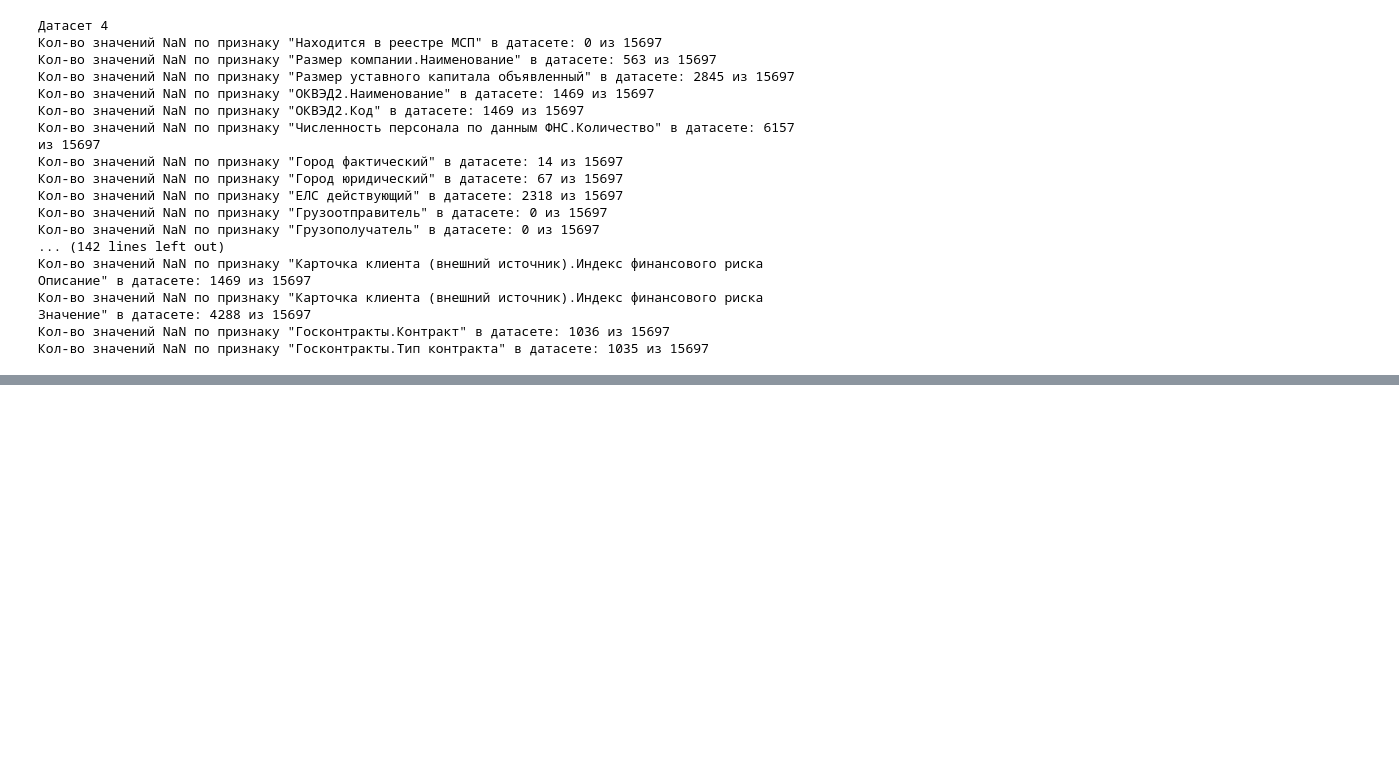
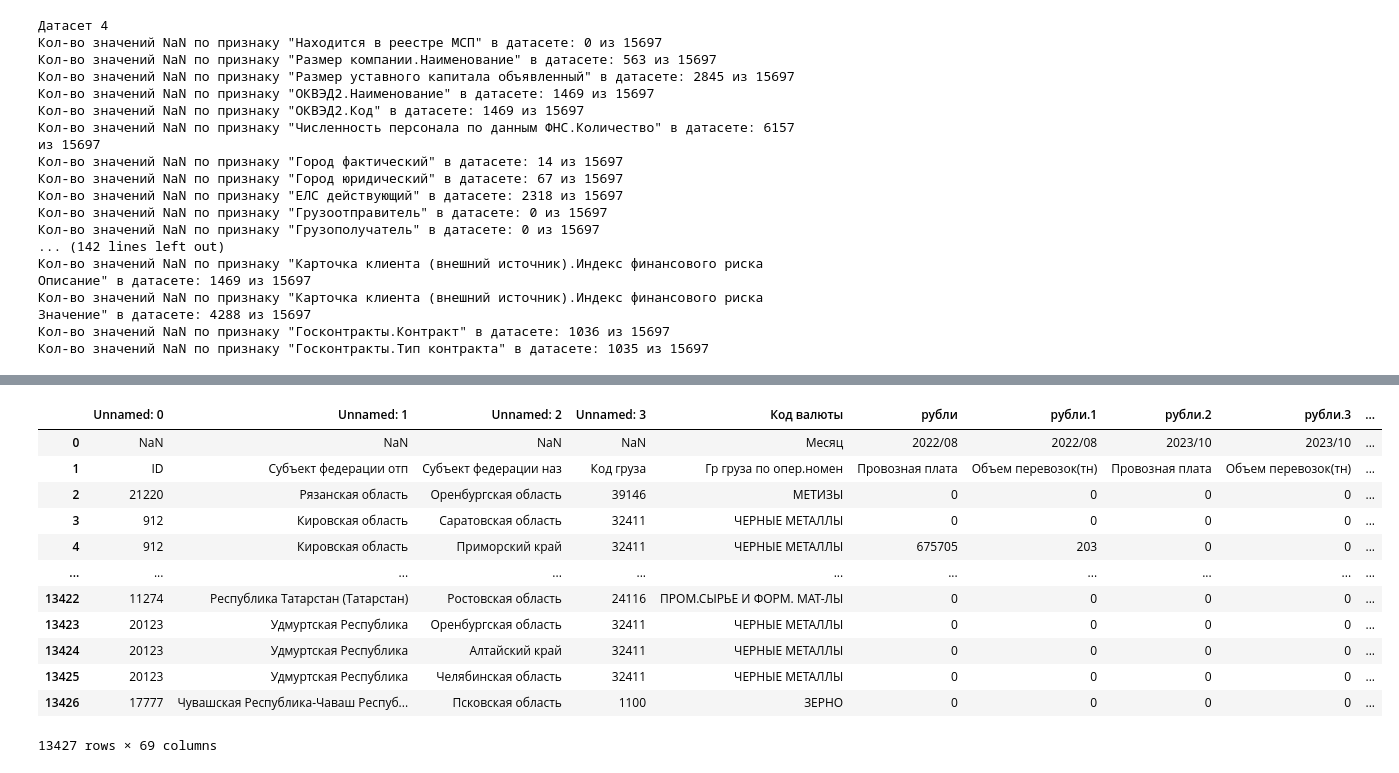
Before and after one commit to DIMFLIX-Hackathons/ClientGuardian, a Jupyter notebook: src/ClientGuardian/RZD.ipynb, the cells around one changed output, grey strips where cells are left out. Drawn from its saved outputs; the diff is of its cells as text; code cells hidden in the pictures; blank space fills up the shorter version.

```diff
--- a/src/ClientGuardian/RZD.ipynb
+++ b/src/ClientGuardian/RZD.ipynb
@@ -115,0 +269,19 @@ for i in data_concatenated.columns[1:]:
+# %%
+
+# Объемы перевозок
+# TODO Дать названия столбцам (из записи 1)
+data1
+# %% [output]
+|  | Unnamed: 0 | Unnamed: 1 | Unnamed: 2 | Unnamed: 3 | Код валюты | рубли | рубли.1 | рубли.2 | рубли.3 | ... |
+| 0 | NaN | NaN | NaN | NaN | Месяц | 2022/08 | 2022/08 | 2023/10 | 2023/10 | ... |
+| 1 | ID | Субъект федерации отп | Субъект федерации наз | Код груза | Гр груза по опер.номен | Провозная плата | Объем перевозок(тн) | Провозная плата | Объем перевозок(тн) | ... |
+| 2 | 21220 | Рязанская область | Оренбургская область | 39146 | МЕТИЗЫ | 0 | 0 | 0 | 0 | ... |
+| 3 | 912 | Кировская область | Саратовская область | 32411 | ЧЕРНЫЕ МЕТАЛЛЫ | 0 | 0 | 0 | 0 | ... |
+| 4 | 912 | Кировская область | Приморский край | 32411 | ЧЕРНЫЕ МЕТАЛЛЫ | 675705 | 203 | 0 | 0 | ... |
+| ... | ... | ... | ... | ... | ... | ... | ... | ... | ... | ... |
+| 13422 | 11274 | Республика Татарстан (Татарстан) | Ростовская область | 24116 | ПРОМ.СЫРЬЕ И ФОРМ. МАТ-ЛЫ | 0 | 0 | 0 | 0 | ... |
+| 13423 | 20123 | Удмуртская Республика | Оренбургская область | 32411 | ЧЕРНЫЕ МЕТАЛЛЫ | 0 | 0 | 0 | 0 | ... |
+| 13424 | 20123 | Удмуртская Республика | Алтайский край | 32411 | ЧЕРНЫЕ МЕТАЛЛЫ | 0 | 0 | 0 | 0 | ... |
+| 13425 | 20123 | Удмуртская Республика | Челябинская область | 32411 | ЧЕРНЫЕ МЕТАЛЛЫ | 0 | 0 | 0 | 0 | ... |
+| 13426 | 17777 | Чувашская Республика-Чаваш Респуб... | Псковская область | 1100 | ЗЕРНО | 0 | 0 | 0 | 0 | ... |
+13427 rows × 69 columns
```
Also changed, not shown: parts of 12 cells of this notebook.
